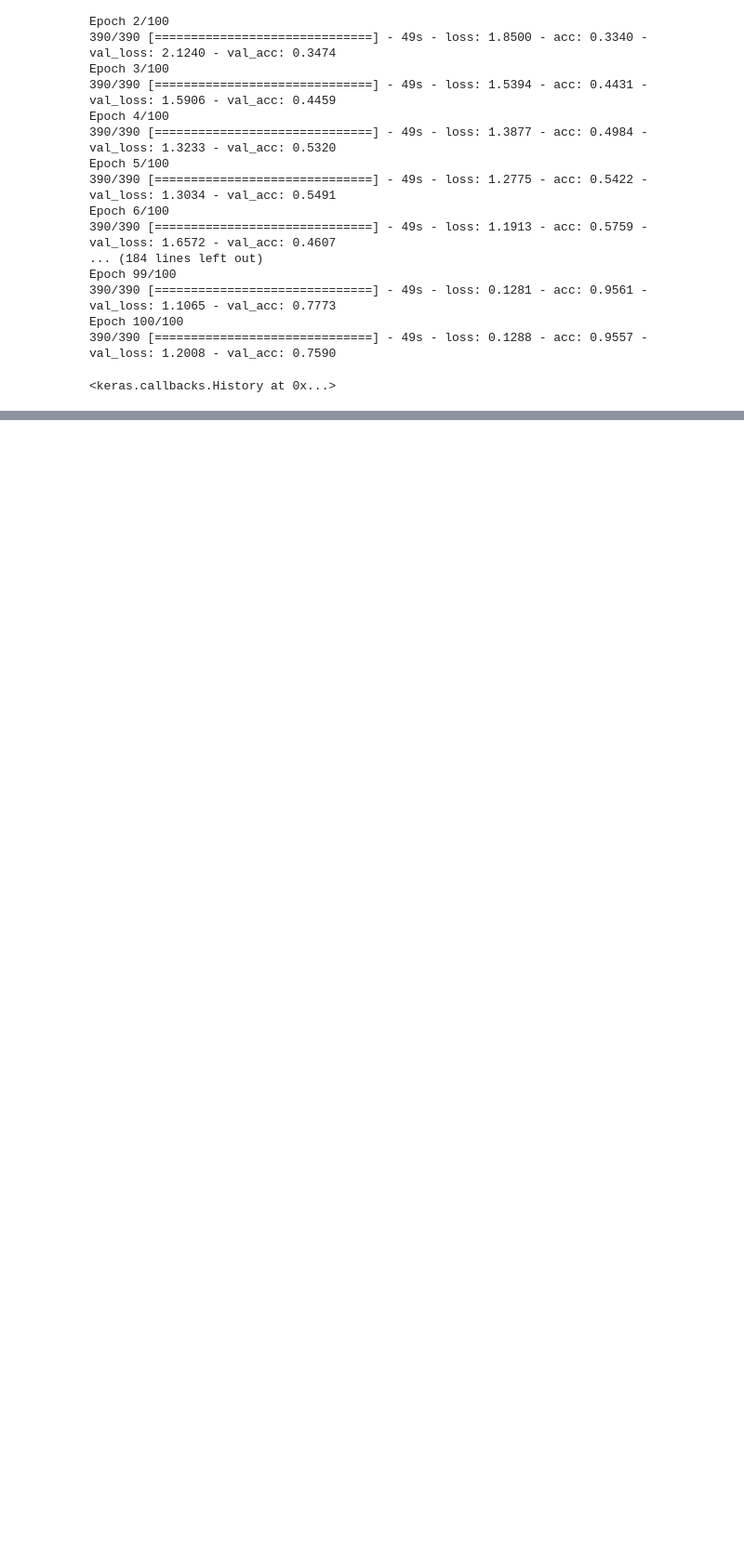
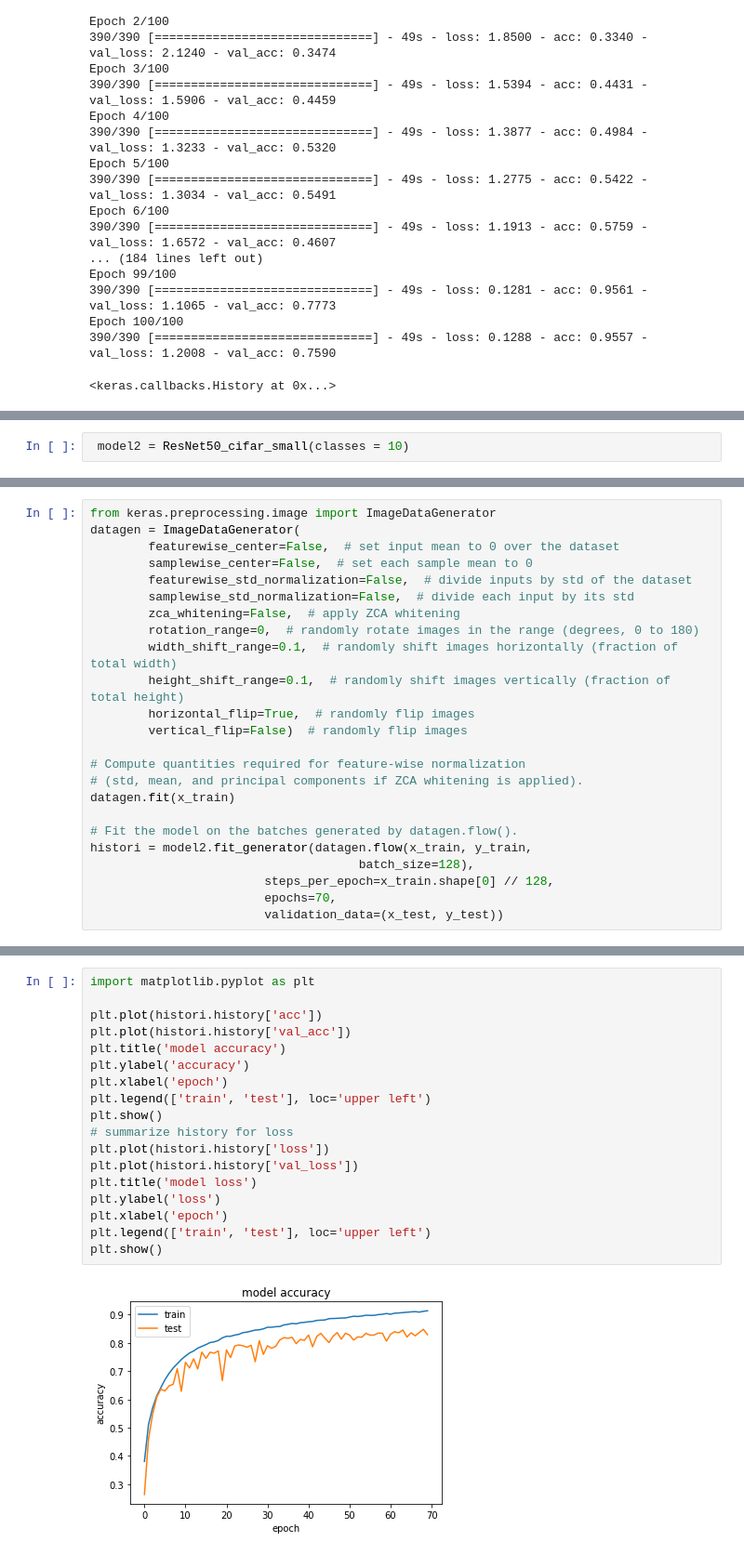
Before and after one commit to slavaglaps/ResNet_cifar10, a Jupyter notebook: resnet.ipynb, the cells around one changed output, grey strips where cells are left out. Shown at 93% size. Cells and saved outputs as stored; diff of their text form; blank space fills up the shorter version.

Commit message:
small resnet-50 ver1 for Cifar10

```diff
--- a/resnet.ipynb
+++ b/resnet.ipynb
@@ -250,0 +526,2 @@ ImportError: Failed to import pydot. You must install pydot and graphviz for `py
+# %%
+ model2 = ResNet50_cifar_small(classes = 10)
@@ -250,0 +536,24 @@ ImportError: Failed to import pydot. You must install pydot and graphviz for `py
+# %%
+from keras.preprocessing.image import ImageDataGenerator
+datagen = ImageDataGenerator(
+        featurewise_center=False,  # set input mean to 0 over the dataset
+        samplewise_center=False,  # set each sample mean to 0
+        featurewise_std_normalization=False,  # divide inputs by std of the dataset
+        samplewise_std_normalization=False,  # divide each input by its std
+        zca_whitening=False,  # apply ZCA whitening
+        rotation_range=0,  # randomly rotate images in the range (degrees, 0 to 180)
+        width_shift_range=0.1,  # randomly shift images horizontally (fraction of total width)
+        height_shift_range=0.1,  # randomly shift images vertically (fraction of total height)
+        horizontal_flip=True,  # randomly flip images
+        vertical_flip=False)  # randomly flip images
+
+# Compute quantities required for feature-wise normalization
+# (std, mean, and principal components if ZCA whitening is applied).
+datagen.fit(x_train)
+
+# Fit the model on the batches generated by datagen.flow().
+histori = model2.fit_generator(datagen.flow(x_train, y_train,
+                                     batch_size=128),
+                        steps_per_epoch=x_train.shape[0] // 128,
+                        epochs=70,
+                        validation_data=(x_test, y_test))
@@ -250,0 +586,20 @@ ImportError: Failed to import pydot. You must install pydot and graphviz for `py
+# %%
+import matplotlib.pyplot as plt
+
+plt.plot(histori.history['acc'])
+plt.plot(histori.history['val_acc'])
+plt.title('model accuracy')
+plt.ylabel('accuracy')
+plt.xlabel('epoch')
+plt.legend(['train', 'test'], loc='upper left')
+plt.show()
+# summarize history for loss
+plt.plot(histori.history['loss'])
+plt.plot(histori.history['val_loss'])
+plt.title('model loss')
+plt.ylabel('loss')
+plt.xlabel('epoch')
+plt.legend(['train', 'test'], loc='upper left')
+plt.show()
+# %% [output]
+[figure, added]
```
Also changed, not shown: parts of 21 cells of this notebook.
